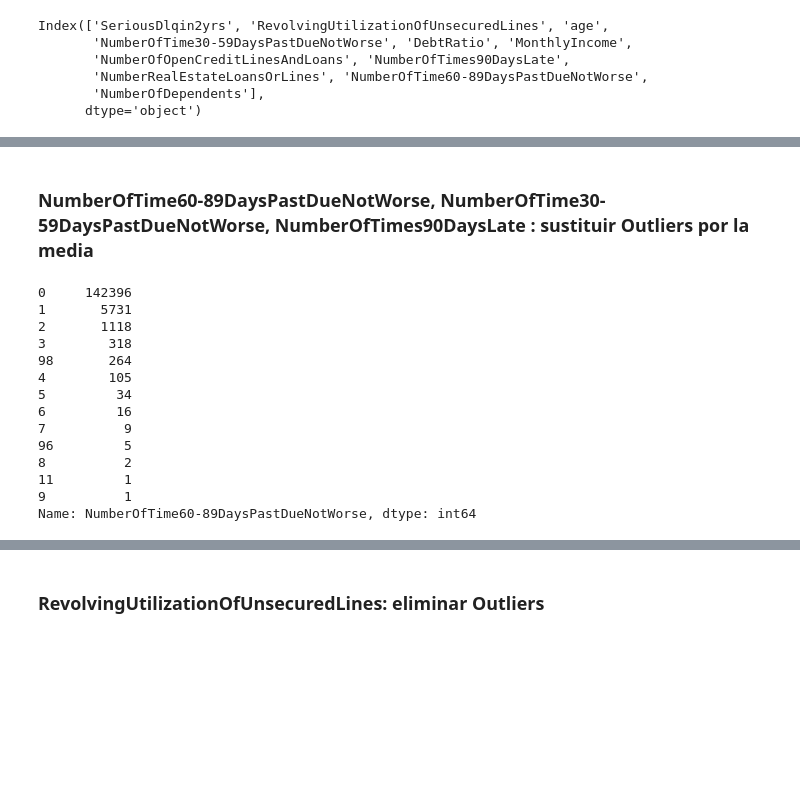
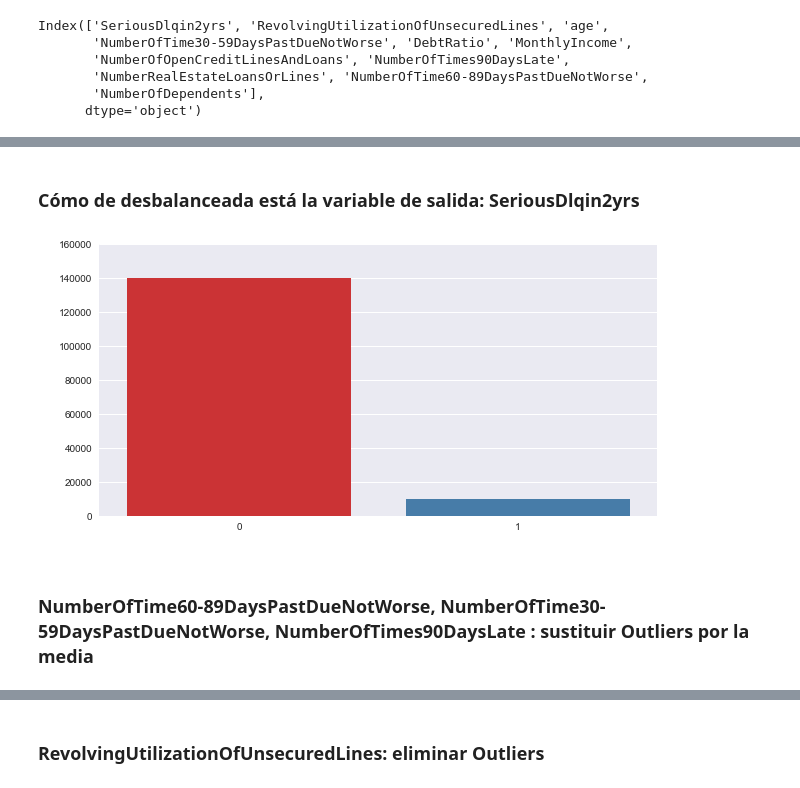
Before and after one commit to daorti/GiveMeSomeCredit, a Jupyter notebook: Python Notebooks/Give me some Credit.ipynb, the cells around one changed output, grey strips where cells are left out. Cells and saved outputs as stored; diff of their text form; code cells hidden in the pictures; blank space fills up the shorter version.

```diff
--- a/Python Notebooks/Give me some Credit.ipynb
+++ b/Python Notebooks/Give me some Credit.ipynb
@@ -80,23 +80,19 @@ credit_test_df.describe()
 | 50% | NaN | 0.152586 | 52.000000 | 0.000000 | 0.364260 | 5.400000e+03 | ... |
 | 75% | NaN | 0.564225 | 63.000000 | 0.000000 | 0.851619 | 8.200000e+03 | ... |
 | max | NaN | 21821.000000 | 104.000000 | 98.000000 | 268326.000000 | 7.727000e+06 | ... |
+# %% [markdown]
+### Cómo de desbalanceada está la variable de salida: SeriousDlqin2yrs
+# %%
+ax = sns.countplot(x = credit_df.SeriousDlqin2yrs ,palette="Set1")
+sns.set(font_scale=1.5)
+ax.set_ylim(top = 150000)
+ax.set_xlabel(' ')
+ax.set_ylabel(' ')
+fig = plt.gcf()
+fig.set_size_inches(10,5)
+ax.set_ylim(top=160000)
+plt.show()
+# %% [output]
+[figure, added]
 # %% [markdown]
 ### NumberOfTime60-89DaysPastDueNotWorse, NumberOfTime30-59DaysPastDueNotWorse, NumberOfTimes90DaysLate : sustituir Outliers por la media
-# %%
-#outliers>89
-credit_df['NumberOfTime60-89DaysPastDueNotWorse'].value_counts()
-# %% [output]
-0     142396
-1       5731
-2       1118
-3        318
-98       264
-4        105
-5         34
-6         16
-7          9
-96         5
-8          2
-11         1
-9          1
-Name: NumberOfTime60-89DaysPastDueNotWorse, dtype: int64
```
Also changed, not shown: parts of 90 cells of this notebook, 6 other files.
